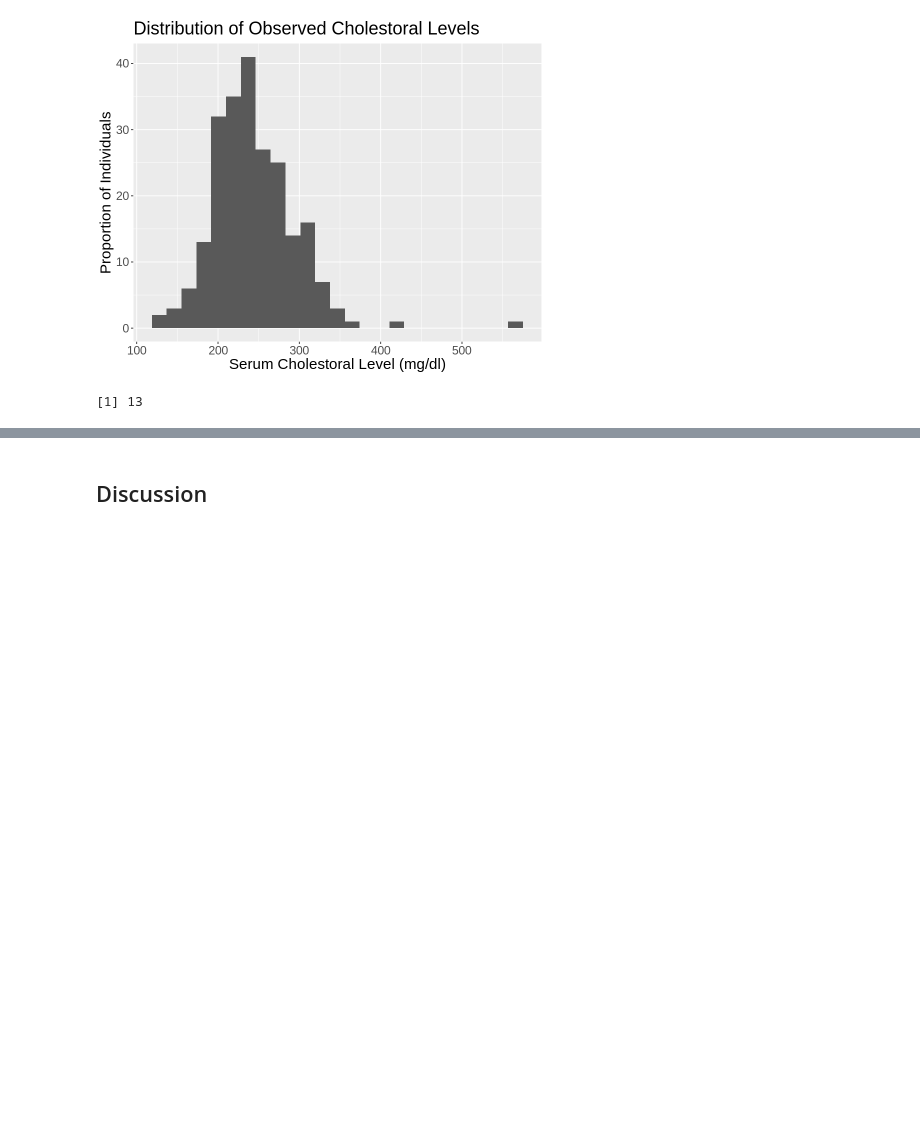
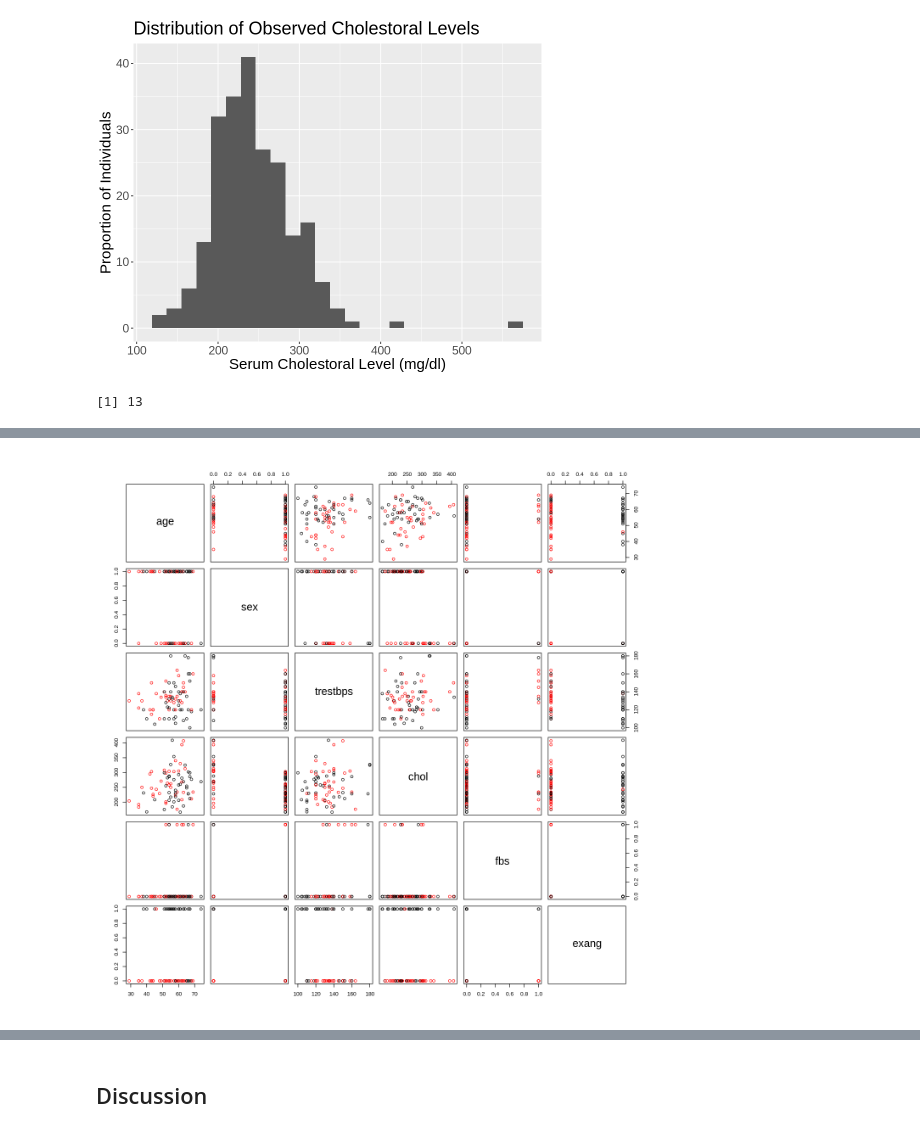
Before and after one commit to Stephanie-Ta/dsci-100-group-project, a Jupyter notebook: Final Report.ipynb, the cells around one changed output, grey strips where cells are left out. Saved outputs shown, nothing was run; the diff lists cells and outputs as text; code cells hidden in the pictures; blank space fills up the shorter version.

Commit message:
Added some rough plots

```diff
--- a/Final Report.ipynb
+++ b/Final Report.ipynb
@@ -221,12 +204,16 @@ best_fit <- workflow() |>
     add_model(best_knn_spec) |>
     fit(data = cleveland_training)
 
+# get predictions on test data
+knn_predictions <- best_fit |>
+    predict(cleveland_testing) |>
+    bind_cols(cleveland_testing)
+
 # get estimate of accuracy of classifier on testing data
-knn_accuracy <- best_fit |>
-    predict(cleveland_testing) |>
-    bind_cols(cleveland_testing) |>
+knn_accuracy <- knn_predictions |>
     metrics(truth = num, estimate = .pred_class) |>
     filter(.metric == "accuracy") |>
     pull(.estimate)
 
 knn_accuracy
+knn_predictions
@@ -232,0 +241,9 @@ knn_accuracy
+# %%
+#rough visualization, will not use this
+options(repr.plot.width = 11, repr.plot.height = 11)
+select(cleveland_testing, -num) |> pairs(col = c("red", "black")[knn_predictions$.pred_class])#lower.panel = panel.smooth)
+
+#4 colours, sex+classification, box plot (4); fbs and exang bar graph
+#age plots, fbs and exang plots like ^
+# %% [output]
+[figure, added]
```
Also changed, not shown: parts of 4 cells of this notebook.
